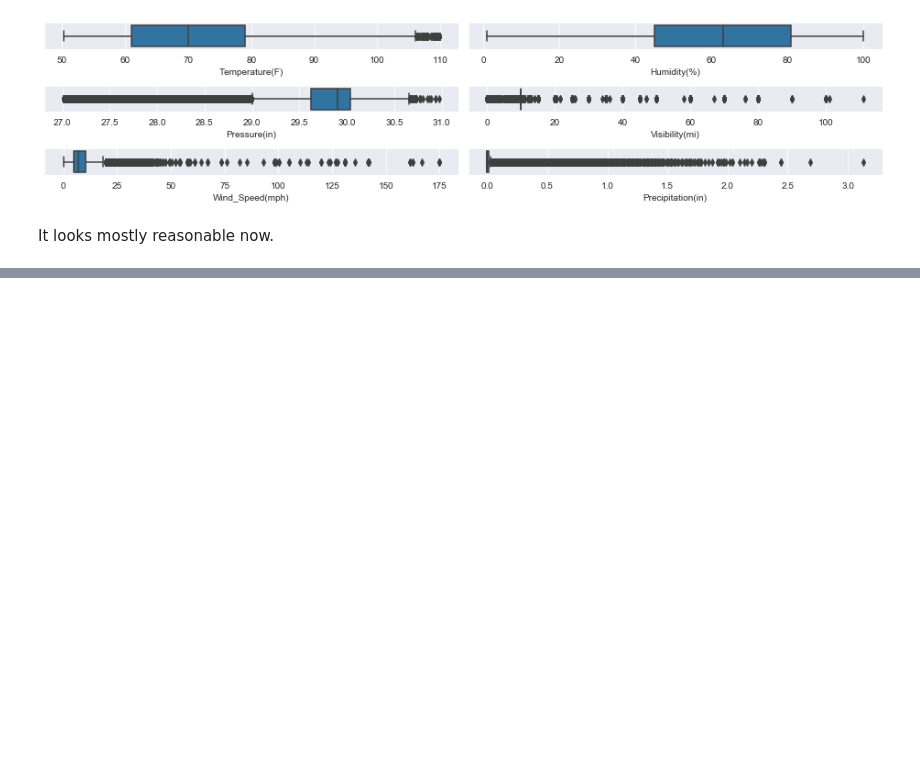
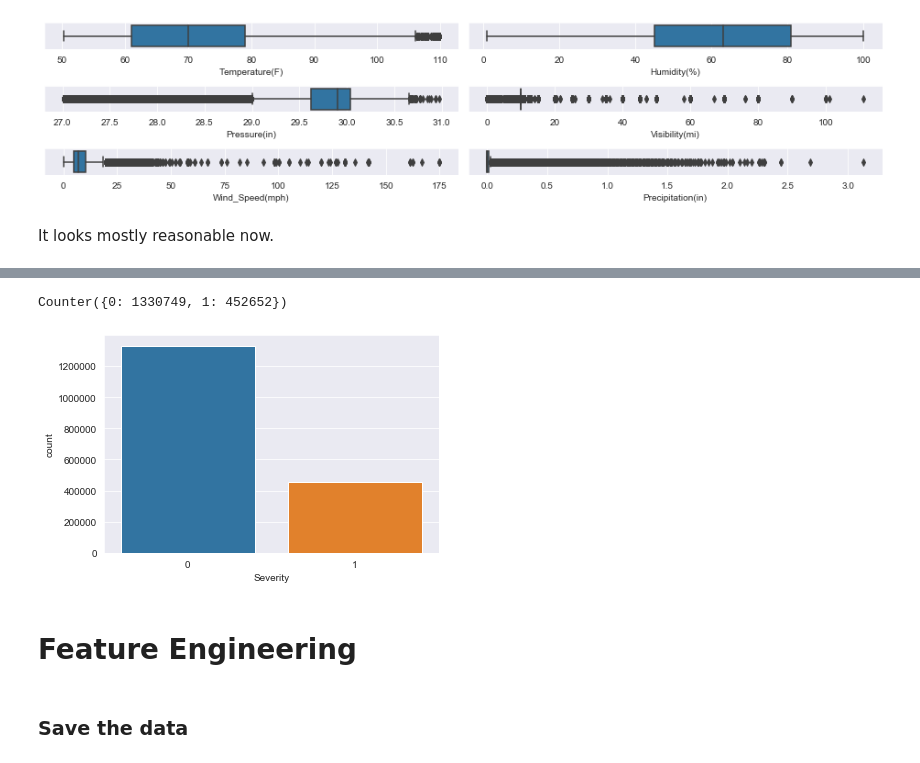
Before and after one commit to Yoannli/Accident_Severity, a Jupyter notebook: clean.ipynb, the cells around one changed output, grey strips where cells are left out. Saved outputs shown, nothing was run; the diff lists cells and outputs as text; code cells hidden in the pictures; blank space fills up the shorter version.

```diff
--- a/clean.ipynb
+++ b/clean.ipynb
@@ -206,0 +333,11 @@ It looks mostly reasonable now.
+# %%
+data['Severity'] = np.where(data['Severity']<=2, 0, 1)
+print(Counter(data["Severity"]))
+
+sns.countplot(data=data, x="Severity")
+plt.show()
+# %% [output]
+Counter({0: 1330749, 1: 452652})
+[figure, added]
+# %% [markdown]
+# Feature Engineering
@@ -207 +356,3 @@ It looks mostly reasonable now.
+# %% [markdown]
+### Save the data
 # %%
```
Also changed, not shown: parts of 15 cells of this notebook.
